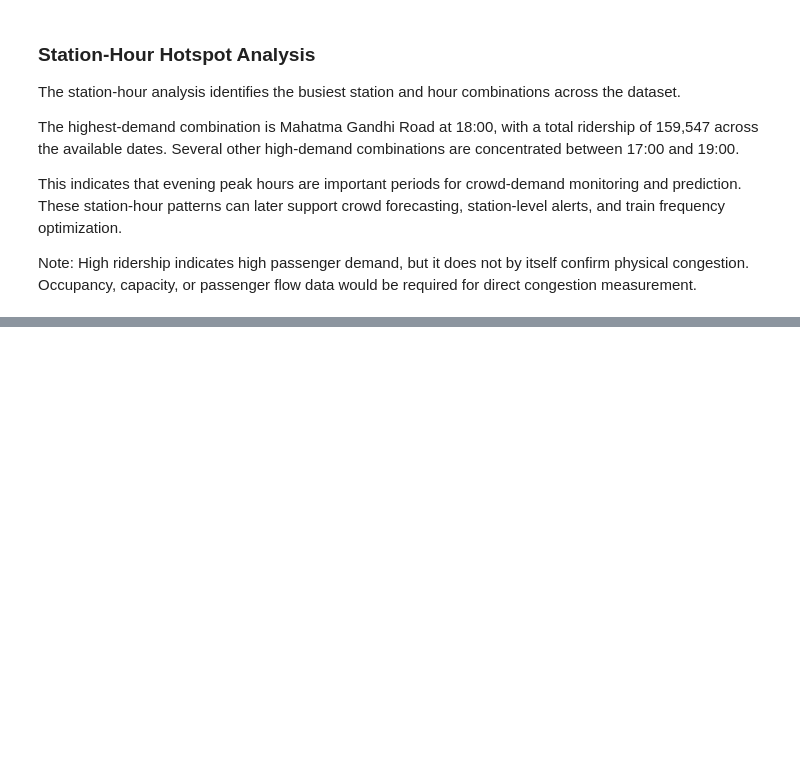
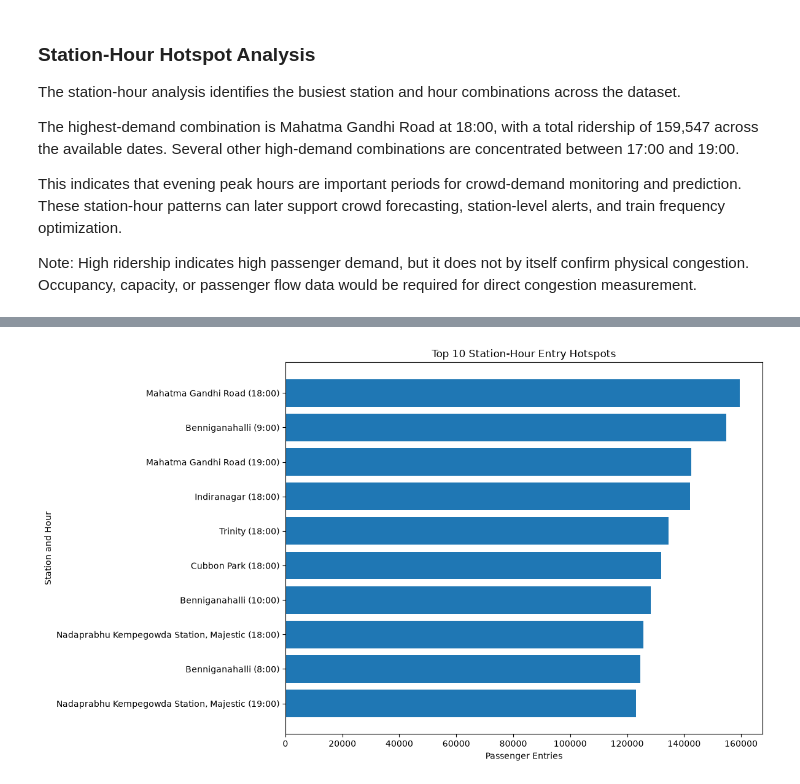
Before and after one commit to springboardmentor443m-coder/Predictive-Public-Transit-Intelligence-Platform-for-Crowd-Management-and-Schedule-Optimization, a Jupyter notebook: notebooks/BMRCL_Ridership_Analysis.ipynb, the cells around one changed output, grey strips where cells are left out. Cells and saved outputs as stored; diff of their text form; code cells hidden in the pictures; blank space fills up the shorter version.

```diff
--- a/notebooks/BMRCL_Ridership_Analysis.ipynb
+++ b/notebooks/BMRCL_Ridership_Analysis.ipynb
@@ -766,0 +1223,34 @@ Note: High ridership indicates high passenger demand, but it does not by itself
+# %%
+# Top station-hour entry hotspots
+
+top_hotspots = (
+    station_hour_flow
+    .sort_values("Ridership_entry", ascending=False)
+    .head(10)
+    .copy()
+)
+
+top_hotspots["Station_Hour"] = (
+    top_hotspots["Station"]
+    + " ("
+    + top_hotspots["Hour"].astype(str)
+    + ":00)"
+)
+
+plt.figure(figsize=(12, 7))
+
+plt.barh(
+    top_hotspots["Station_Hour"],
+    top_hotspots["Ridership_entry"]
+)
+
+plt.xlabel("Passenger Entries")
+plt.ylabel("Station and Hour")
+plt.title("Top 10 Station-Hour Entry Hotspots")
+
+plt.gca().invert_yaxis()
+
+plt.tight_layout()
+plt.show()
+# %% [output]
+[figure, added]
```
Also changed, not shown: parts of 15 cells of this notebook, 1 other file.
